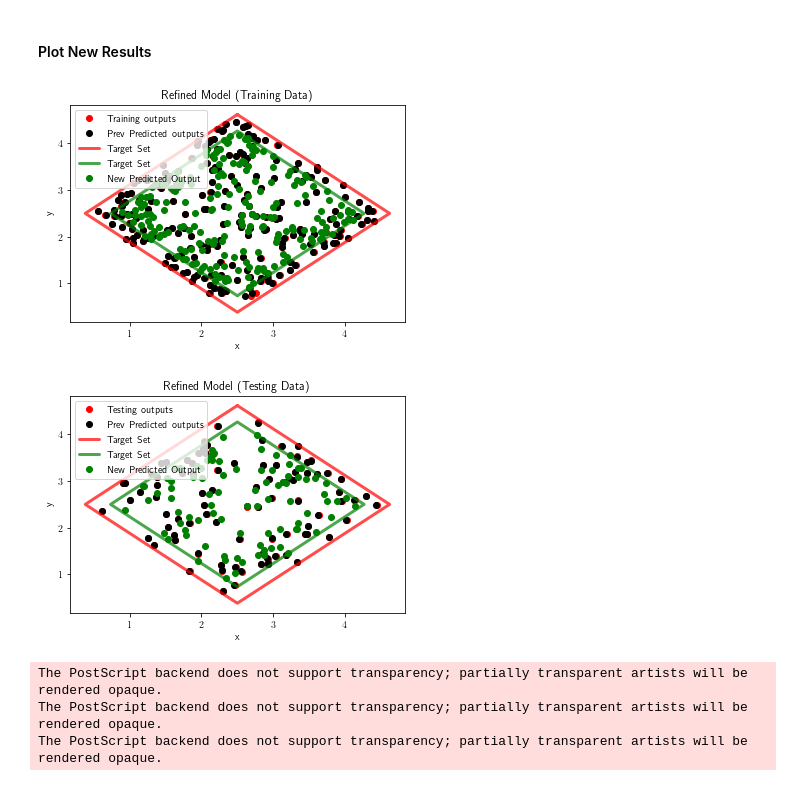
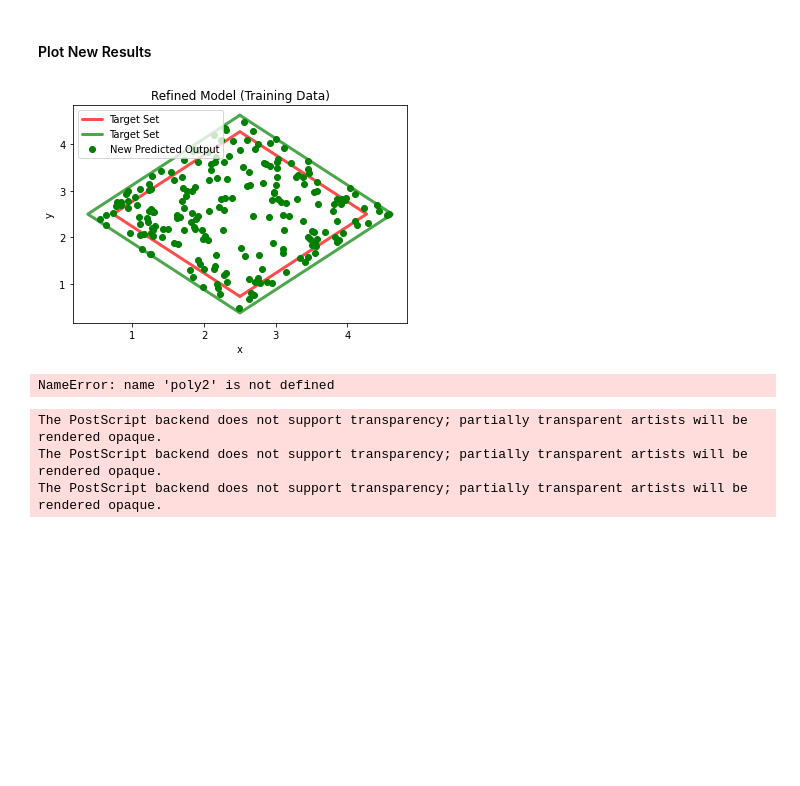
Before and after one commit to k1majd/NNRepLayer, a Jupyter notebook: demos/examples/tc1_affine_transform/MIP_NN_3_layer_bounded_weights-Copy1.ipynb, the cells around one changed output. Saved outputs shown, nothing was run; the diff lists cells and outputs as text; code cells hidden in the pictures; blank space fills up the shorter version.

```diff
--- a/demos/examples/tc1_affine_transform/MIP_NN_3_layer_bounded_weights-Copy1.ipynb
+++ b/demos/examples/tc1_affine_transform/MIP_NN_3_layer_bounded_weights-Copy1.ipynb
@@ -959,7 +906,7 @@ cost_expr = squared_sum(y_, y_train, num_samples, num_output) ## check correctne
 #     cost_expr += regularizer_rate*model_lay2.b0[j]**2
 #     for i in range(num_hidden_0):
 #         cost_expr += regularizer_rate*model_lay2.w0[i, j]**2
-cost_expr += 10*model_lay2.e_w1**2
+cost_expr += model_lay2.dw1**2
 
 
 
@@ -1328,7 +1194,7 @@ class MIPLayer2:
                 pyo.Constraint(range(m), range(self.uout), rule=constraints))
 
         if l==1:
-            e_w_l = 'e_w'+str(l)
+            e_w_l = 'dw'+str(l)
             setattr(self.model, e_w_l, pyo.Var(within=pyo.NonNegativeReals, bounds=(0,5), initialize=0.1))
 
             def constraint_w_bound_up(model, k, j):
@@ -1340,13 +1206,13 @@ class MIPLayer2:
             def constraint_b_bound_down(model, j):
                 return(self.b[j] - self.b_orig[j] >= -getattr(model, e_w_l))
 
-            setattr(self.model, 'constraint_w_bound_up'+str(l),
+            setattr(self.model, 'w_bounded_constraint0'+str(l),
                     pyo.Constraint(range(self.uin), range(self.uout), rule=constraint_w_bound_up))
-            setattr(self.model, 'constraint_w_bound_down'+str(l),
+            setattr(self.model, 'w_bounded_constraint1'+str(l),
                     pyo.Constraint(range(self.uin), range(self.uout), rule=constraint_w_bound_down))
-            setattr(self.model, 'constraint_b_bound_up'+str(l),
+            setattr(self.model, 'b_bounded_constraint0'+str(l),
                     pyo.Constraint(range(self.uout), rule=constraint_b_bound_up))
-            setattr(self.model, 'constraint_b_bound_down'+str(l),
+            setattr(self.model, 'b_bounded_constraint1'+str(l),
                     pyo.Constraint(range(self.uout), rule=constraint_b_bound_down))
 #             def constraint_bound_w0(model, i, j):
 #                 return(getattr(model, w_l)[i, j]-self.w_orig[i,j] <= w_b_bound_error)
@@ -1403,26 +1269,26 @@ class MIPLayer2:
 #              return(-getattr(model, x_l)[i, 0] - getattr(model, x_l)[i, 1] + 2.887 <= 0)
 
         def constraint_inside0(model, i):
-             return(np.round(A[0,0],4)*getattr(model, x_l)[i, 0] + np.round(A[0,1],4)*getattr(model, x_l)[i, 1] - np.round(b[0],4) <= 0)
+             return(-0.70710678*getattr(model, x_l)[i, 0] -0.70710678*getattr(model, x_l)[i, 1] +2.28553391 <= 0)
 
         def constraint_inside1(model, i):
-             return(np.round(A[1,0],4)*getattr(model, x_l)[i, 0] + np.round(A[1,1],4)*getattr(model, x_l)[i, 1] - np.round(b[1],4) <= 0)
+             return(0.70710678*getattr(model, x_l)[i, 0] -0.70710678*getattr(model, x_l)[i, 1] - 1.25 <= 0)
 
         def constraint_inside2(model, i):
-             return(np.round(A[2,0],4)*getattr(model, x_l)[i, 0] + np.round(A[2,1],4)*getattr(model, x_l)[i, 1] - np.round(b[2],4) <= 0)
+             return(-0.70710678*getattr(model, x_l)[i, 0] + 0.70710678*getattr(model, x_l)[i, 1] - 1.25 <= 0)
 
         def constraint_inside3(model, i):
-             return(np.round(A[3,0],4)*getattr(model, x_l)[i, 0] + np.round(A[3,1],4)*getattr(model, x_l)[i, 1] - np.round(b[3],4) <= 0)
+             return(0.70710678*getattr(model, x_l)[i, 0] + 0.70710678*getattr(model, x_l)[i, 1] - 4.78553391 <= 0)
 
         setattr(self.model, 'eq_constraint'+str(l),
                 pyo.Constraint(range(m), range(self.uout), rule=constraints))
-        setattr(self.model, 'keep_inside_constraint0'+str(l),
+        setattr(self.model, 'inside0'+str(l),
                  pyo.Constraint(range(m), rule=constraint_inside0))
-        setattr(self.model, 'keep_inside_constraint1'+str(l),
+        setattr(self.model, 'inside1'+str(l),
                  pyo.Constraint(range(m), rule=constraint_inside1))
-        setattr(self.model, 'keep_inside_constraint2'+str(l),
+        setattr(self.model, 'inside2'+str(l),
                  pyo.Constraint(range(m), rule=constraint_inside2))
-        setattr(self.model, 'keep_inside_constraint3'+str(l),
+        setattr(self.model, 'inside3'+str(l),
                  pyo.Constraint(range(m), rule=constraint_inside3))
 
         return getattr(self.model, x_l)
@@ -1469,7 +1351,7 @@ for i in range(w1_temp.shape[0]):
 # %%
-num_samples = x_train.shape[0]
+num_samples = x_train[0:1,:].shape[0]
 mip_model_layer1 = MIPNNModel2(num_input, num_output, [num_hidden_0, num_hidden_1],w0_orig,b0_orig, w1_orig, b1_orig, w2_orig, b2_orig)
-y_ = mip_model_layer1(x_train, (num_samples, num_input))
+y_ = mip_model_layer1(x_train[0:1,:], (num_samples, num_input))
 
 
 model_lay1 = mip_model_layer1.model
@@ -1497,7 +1379,7 @@ cost_expr = squared_sum(y_, y_train, num_samples, num_output) ## check correctne
 #     for i in range(num_input):
 #         cost_expr += regularizer_rate*model_lay1.w0[i, j]**2
 
-cost_expr += model_lay1.e_w1**2
+cost_expr += model_lay1.dw1**2
 
 model_lay1.obj = pyo.Objective(expr=cost_expr)
 pyo.TransformationFactory('gdp.bigm').apply_to(model_lay1)
@@ -1647,39 +1544,39 @@ _, _, y_new1_test = mlp_lay1(x_test, relu=False)
 # x_poly, y_poly = poly.exterior.xy
 # plt.plot(x_poly, y_poly, color='blue', alpha=0.7, linewidth=3, solid_capstyle='round', zorder=2)
 
 ## predicted output (training)
-x_poly_2, y_poly_2 = poly2.exterior.xy
-plt.plot(y_train[:, 0], Y_orig_train[:, 1], 'ro', label='Training outputs')
-plt.plot(y_predict_train[:, 0], y_predict_train[:, 1], 'ko', label='Prev Predicted outputs')
+x_poly, y_poly = poly_orig.exterior.xy
+x_poly_3, y_poly_3 = poly_trans.exterior.xy
+x_poly_2, y_poly_2 = poly_const.exterior.xy
 plt.plot(x_poly_2, y_poly_2, color='red', alpha=0.7, linewidth=3, solid_capstyle='round', zorder=2, label='Target Set')
-plt.plot(x_poly3, y_poly3, color='green', alpha=0.7, linewidth=3, solid_capstyle='round', zorder=2, label='Target Set')
+plt.plot(x_poly_3, y_poly_3, color='green', alpha=0.7, linewidth=3, solid_capstyle='round', zorder=2, label='Target Set')
 plt.plot(y_new1_train[:, 0], y_new1_train[:, 1], 'go', label='New Predicted Output')
 plt.title('Refined Model (Training Data)')
 plt.xlabel('x')
 plt.ylabel('y')
 plt.legend(loc="upper left")
 plt.show()
 
 # ## testing input
 # plt.plot(x_test[:, 0], x_test[:, 1], 'bo', label='Input Sample')
 # x_poly, y_poly = poly.exterior.xy
 # plt.plot(x_poly, y_poly, color='blue', alpha=0.7, linewidth=3, solid_capstyle='round', zorder=2)
 
 ## predicted output (testing)
 x_poly_2, y_poly_2 = poly2.exterior.xy
 plt.plot(y_test[:, 0], y_test[:, 1], 'ro', label='Testing outputs')
 plt.plot(y_predict_test[:, 0], y_predict_test[:, 1], 'ko', label='Prev Predicted outputs')
 plt.plot(x_poly_2, y_poly_2, color='red', alpha=0.7, linewidth=3, solid_capstyle='round', zorder=2, label='Target Set')
 plt.plot(x_poly3, y_poly3, color='green', alpha=0.7, linewidth=3, solid_capstyle='round', zorder=2, label='Target Set')
 plt.plot(y_new1_test[:, 0], y_new1_test[:, 1], 'go', label='New Predicted Output')
 plt.title('Refined Model (Testing Data)')
 plt.xlabel('x')
 plt.ylabel('y')
 plt.legend(loc="upper left")
 plt.show()
 # %% [output]
-[figure, old version]
+[figure, new version]
-[figure, removed]
+NameError: name 'poly2' is not defined
 # %%
 plt.rcParams['text.usetex'] = True
 # %%
```
Also changed, not shown: parts of 47 cells of this notebook, 14 other files.
